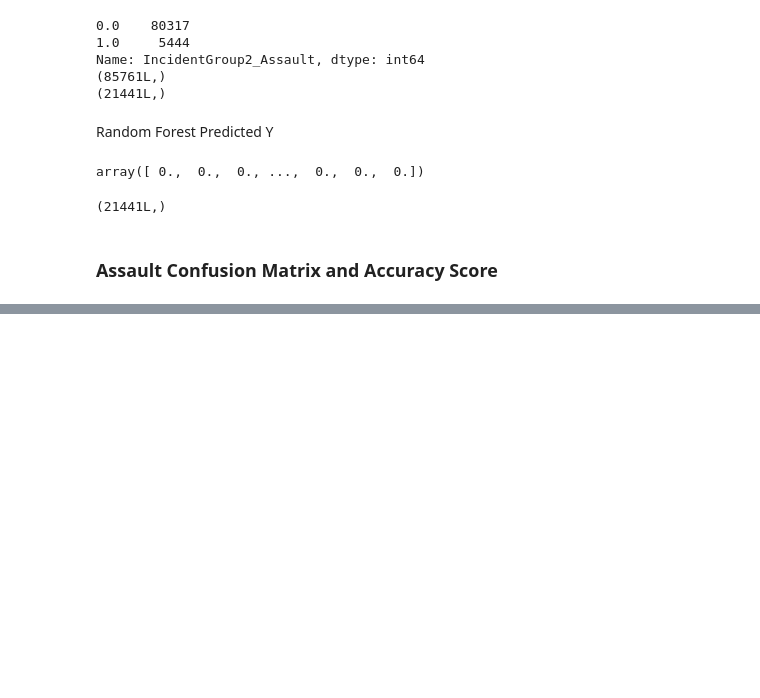
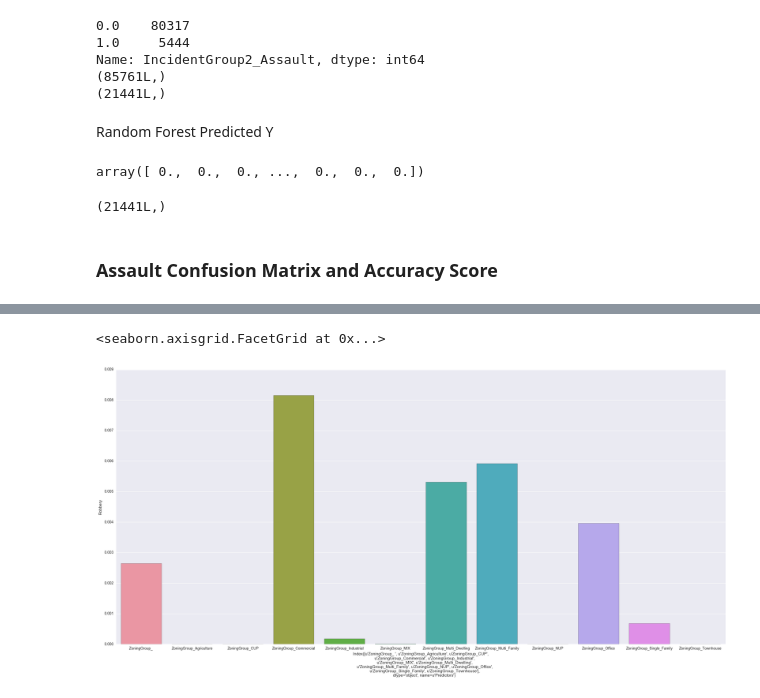
Before and after one commit to akell47/DataSciCourse, a Jupyter notebook: projects/DPD_Project/Incidents_Model.ipynb, the cells around one changed output, grey strips where cells are left out. Drawn from its saved outputs; the diff is of its cells as text; code cells hidden in the pictures; blank space fills up the shorter version.

```diff
--- a/projects/DPD_Project/Incidents_Model.ipynb
+++ b/projects/DPD_Project/Incidents_Model.ipynb
@@ -1237,0 +1278,6 @@ ax.set(title = "ROC")
+# %%
+sb.factorplot(x= ZoneSectionRF.index, y="Robbery", data=ZoneSectionRF, kind="bar", size=12, aspect=2)
+# Random Forest Robbery and Zoning
+# %% [output]
+<seaborn.axisgrid.FacetGrid at 0x...>
+[figure, added]
```
Also changed, not shown: parts of 27 cells of this notebook.
